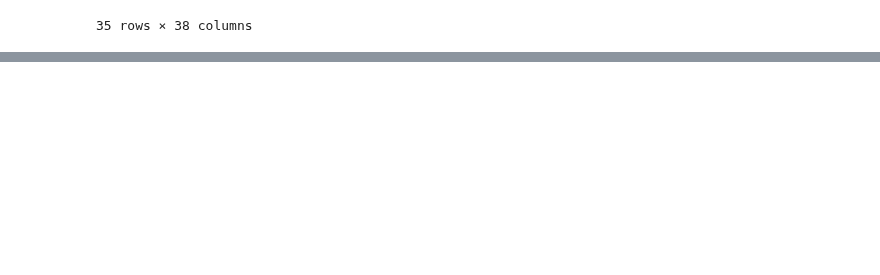
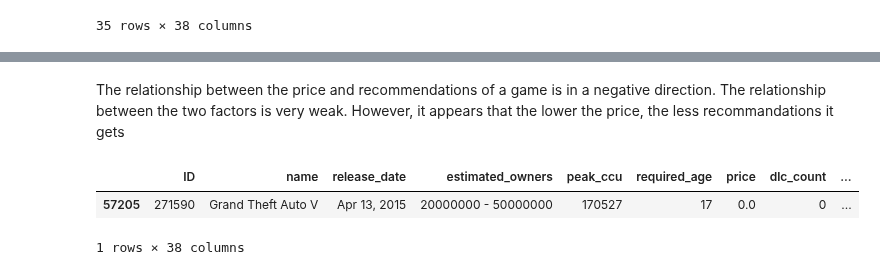
Before and after one commit to ReverseRasterization/AI, a Jupyter notebook: Semester 1/Games/Untitled.ipynb, the cells around one changed output, grey strips where cells are left out. Saved outputs shown, nothing was run; the diff lists cells and outputs as text; code cells hidden in the pictures; blank space fills up the shorter version.

```diff
--- a/Semester 1/Games/Untitled.ipynb
+++ b/Semester 1/Games/Untitled.ipynb
@@ -52,0 +73,8 @@ There are a few outliars in the price as a game is $1000. The avrage price is ar
+# %% [markdown]
+The relationship between the price and recommendations of a game is in a negative direction. The relationship between the two factors is very weak. However, it appears that the lower the price, the less recommandations it gets
+# %%
+df[df['negative'] == df['negative'].max()]
+# %% [output]
+|  | ID | name | release_date | estimated_owners | peak_ccu | required_age | price | dlc_count | ... |
+| 57205 | 271590 | Grand Theft Auto V | Apr 13, 2015 | 20000000 - 50000000 | 170527 | 17 | 0.0 | 0 | ... |
+1 rows × 38 columns
```
Also changed, not shown: parts of 8 cells of this notebook, 1 other file.
